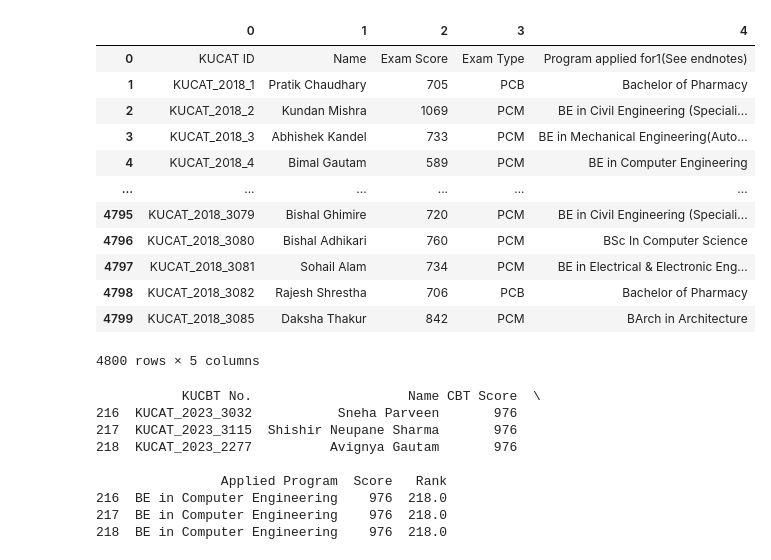
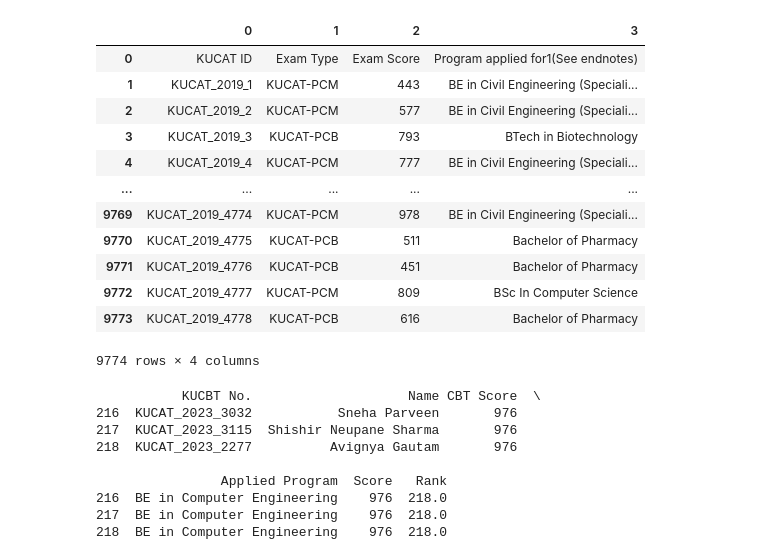
Before and after one commit to abiral-adhikari/CBTAnalysis, a Jupyter notebook: rank.ipynb, the cells around one changed output. Cells and saved outputs as stored; diff of their text form; code cells hidden in the pictures.

```diff
--- a/rank.ipynb
+++ b/rank.ipynb
@@ -60,35 +60,35 @@ def load(filename):
 # %%
 def load(filename):
     df=pd.DataFrame()
     with pdfplumber.open(filename) as pdf:
         for page in pdf.pages:
             table=page.extract_table()
             df1=pd.DataFrame(table)
              # type conversion to the int for comparsion
             df1=df1.dropna()
             # we used concat instead of append due error throw
             df=pd.concat([df,df1],ignore_index=True)
             df=pd.concat([df,df1],ignore_index=True)
         return df
 
-load("CBT2018.pdf")
+load("CBT2019.pdf")
 
 
 # def cleanload():
 # %% [output]
-|  | 0 | 1 | 2 | 3 | 4 |
-| 0 | KUCAT ID | Name | Exam Score | Exam Type | Program applied for1(See endnotes) |
-| 1 | KUCAT_2018_1 | Pratik Chaudhary | 705 | PCB | Bachelor of Pharmacy |
-| 2 | KUCAT_2018_2 | Kundan Mishra | 1069 | PCM | BE in Civil Engineering (Speciali... |
-| 3 | KUCAT_2018_3 | Abhishek Kandel | 733 | PCM | BE in Mechanical Engineering(Auto... |
-| 4 | KUCAT_2018_4 | Bimal Gautam | 589 | PCM | BE in Computer Engineering |
-| ... | ... | ... | ... | ... | ... |
-| 4795 | KUCAT_2018_3079 | Bishal Ghimire | 720 | PCM | BE in Civil Engineering (Speciali... |
-| 4796 | KUCAT_2018_3080 | Bishal Adhikari | 760 | PCM | BSc In Computer Science |
-| 4797 | KUCAT_2018_3081 | Sohail Alam | 734 | PCM | BE in Electrical & Electronic Eng... |
-| 4798 | KUCAT_2018_3082 | Rajesh Shrestha | 706 | PCB | Bachelor of Pharmacy |
-| 4799 | KUCAT_2018_3085 | Daksha Thakur | 842 | PCM | BArch in Architecture |
+|  | 0 | 1 | 2 | 3 |
+| 0 | KUCAT ID | Exam Type | Exam Score | Program applied for1(See endnotes) |
+| 1 | KUCAT_2019_1 | KUCAT-PCM | 443 | BE in Civil Engineering (Speciali... |
+| 2 | KUCAT_2019_2 | KUCAT-PCM | 577 | BE in Civil Engineering (Speciali... |
+| 3 | KUCAT_2019_3 | KUCAT-PCB | 793 | BTech in Biotechnology |
+| 4 | KUCAT_2019_4 | KUCAT-PCM | 777 | BE in Civil Engineering (Speciali... |
+| ... | ... | ... | ... | ... |
+| 9769 | KUCAT_2019_4774 | KUCAT-PCM | 978 | BE in Civil Engineering (Speciali... |
+| 9770 | KUCAT_2019_4775 | KUCAT-PCB | 511 | Bachelor of Pharmacy |
+| 9771 | KUCAT_2019_4776 | KUCAT-PCB | 451 | Bachelor of Pharmacy |
+| 9772 | KUCAT_2019_4777 | KUCAT-PCM | 809 | BSc In Computer Science |
+| 9773 | KUCAT_2019_4778 | KUCAT-PCB | 616 | Bachelor of Pharmacy |
-4800 rows × 5 columns
+9774 rows × 4 columns
 # %%
     # def check(value):
     #     if type(value)!= int and type(value)!= float: print(type(value))
```
